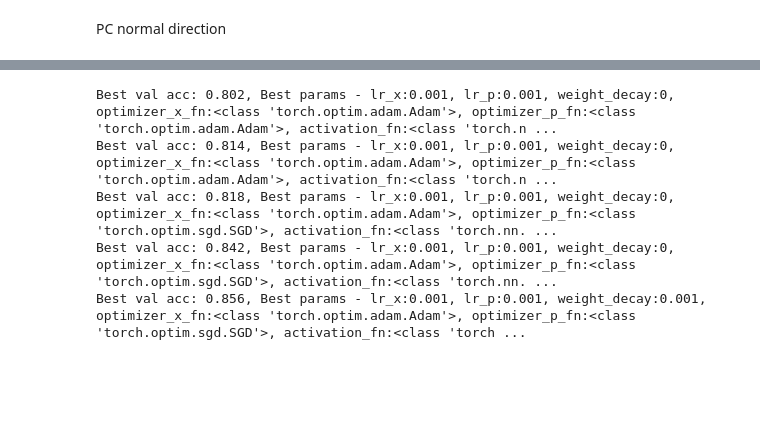
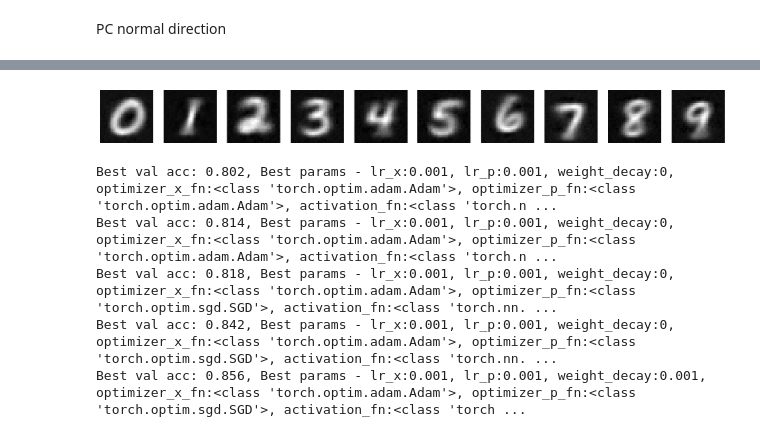
Before and after one commit to Bogacz-Group/PredictiveCoding, a Jupyter notebook: demo_pc_supervised_learning.ipynb, the cells around one changed output, grey strips where cells are left out. Drawn from its saved outputs; the diff is of its cells as text; code cells hidden in the pictures; blank space fills up the shorter version.

```diff
--- a/demo_pc_supervised_learning.ipynb
+++ b/demo_pc_supervised_learning.ipynb
@@ -394,3 +394,39 @@ Text(0.5, 1.0, 'Normal PC with test accuracy: 0.8582')
+# %%
+# conditional generation
+
+# make pc_trainer for generation
+trainer_normal_generation = pc.PCTrainer(test_model,
+    T = 100,
+    update_x_at = update_x_at,
+    optimizer_x_fn = optimizer_x_fn,
+    optimizer_x_kwargs = optimizer_x_kwargs,
+    update_p_at = "never",
+    optimizer_p_fn = optimizer_p_fn,
+    optimizer_p_kwargs = optimizer_p_kwargs,
+    plot_progress_at= plot_progress_at
+)
+
+test_model.eval()
+
+imgs = []
+for i in tqdm(range(10)):
+    input = torch.zeros(1, 10)
+    input[0, i] = 1
+    input = input.to(device)
+
+    img = test_model(input)
+    imgs.append(img.cpu().detach().numpy().reshape(28, 28))
+    # results = trainer_normal_generation.train_on_batch(inputs=input, loss_fn=lambda x: torch.tensor(0), is_log_progress=False, is_return_results_every_t=False, is_checking_after_callback_after_t=False, is_return_outputs=True)
+    # imgs.append(results['outputs'][-1].cpu().detach().numpy().reshape(28, 28))
+
+# show 10 images one for each digit
+fig, ax = plt.subplots(1, 10, figsize=(20, 2))
+for i in range(10):
+    ax[i].imshow(imgs[i], cmap='gray')
+    ax[i].axis('off')
+    ax[i].set_title(f'{i}')
+# %% [output]
+[figure, added]
 # %%
 # brute force tuning
 x_optm = [optim.Adam, optim.SGD]
```
Also changed, not shown: parts of 4 cells of this notebook.
